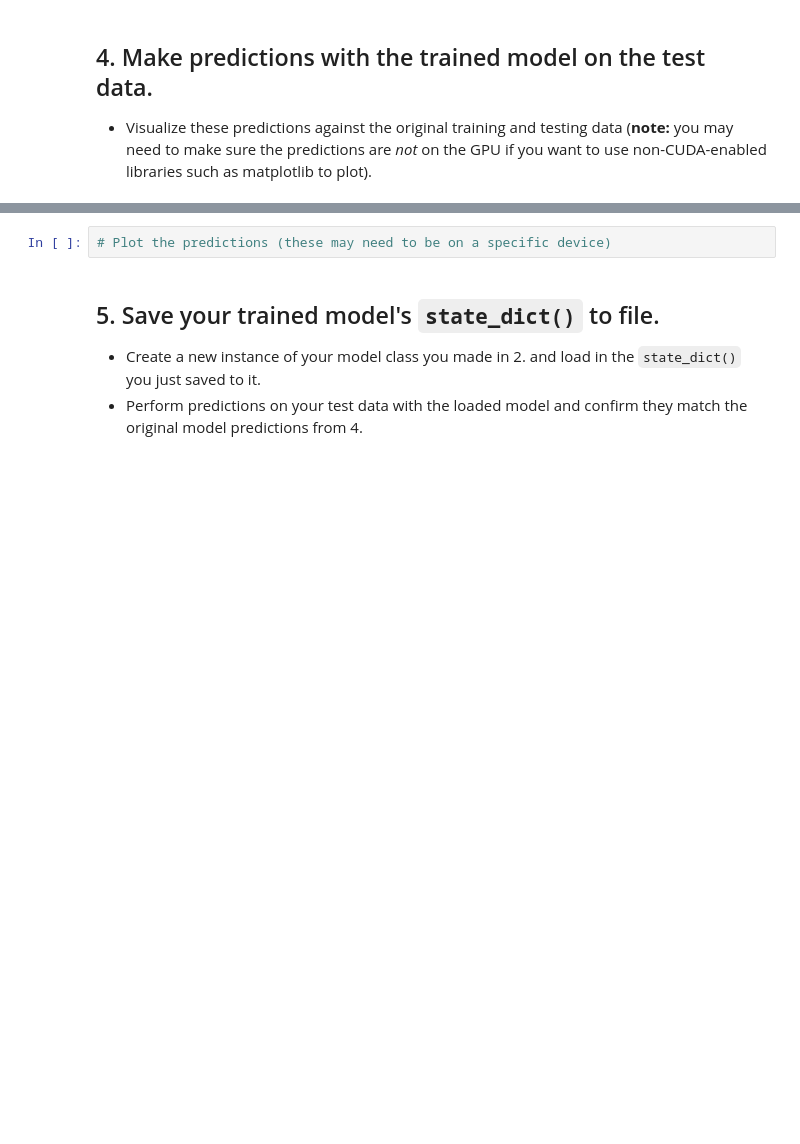
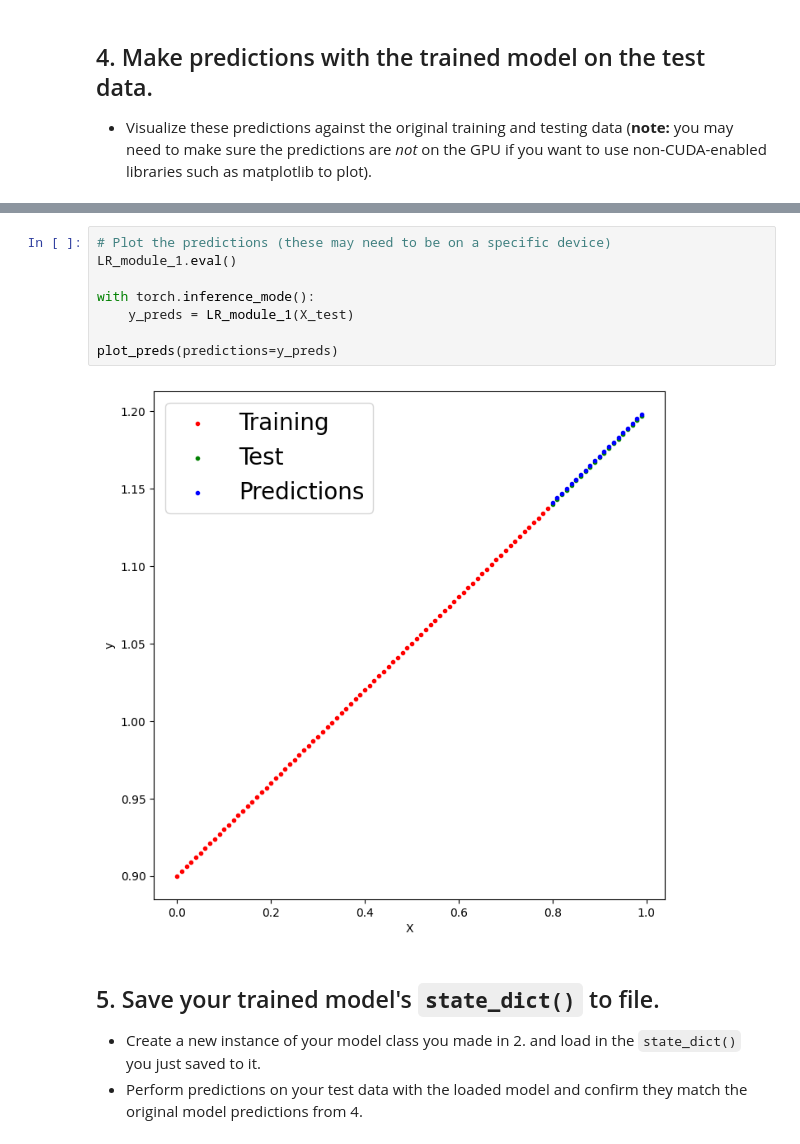
Before and after one commit to PI0nk/pytorch-deep-learning, a Jupyter notebook: extras/exercises/01_pytorch_workflow_exercises.ipynb, the cells around one changed output, grey strips where cells are left out. Saved outputs shown, nothing was run; the diff lists cells and outputs as text; blank space fills up the shorter version.

```diff
--- a/extras/exercises/01_pytorch_workflow_exercises.ipynb
+++ b/extras/exercises/01_pytorch_workflow_exercises.ipynb
@@ -220,5 +232,13 @@ plt.legend();
 # %%
 # Plot the predictions (these may need to be on a specific device)
+LR_module_1.eval()
+
+with torch.inference_mode():
+    y_preds = LR_module_1(X_test)
+
+plot_preds(predictions=y_preds)
+# %% [output]
+[figure, added]
 # %% [markdown]
 ## 5. Save your trained model's `state_dict()` to file.
   * Create a new instance of your model class you made in 2. and load in the `state_dict()` you just saved to it.
```
Also changed, not shown: parts of 13 cells of this notebook, 5 other files.
